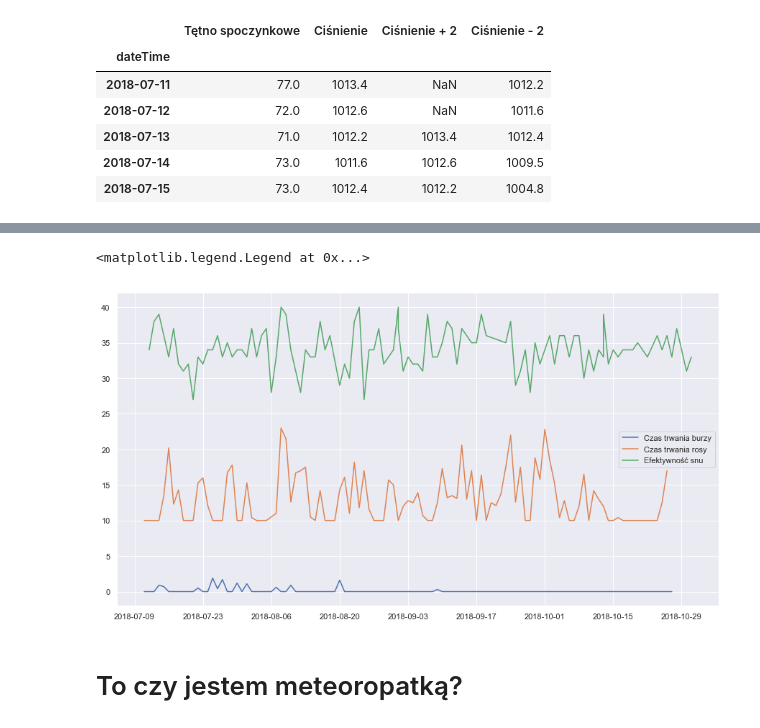
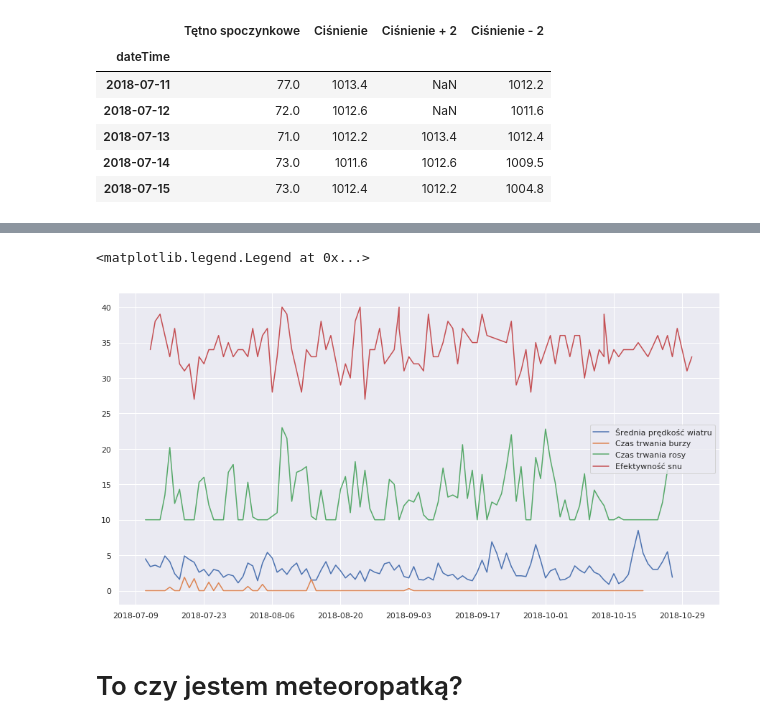
Before and after one commit to Claygirl/ai-roadshow-fitbit, a Jupyter notebook: fitbit-meteoropathy-analysis.ipynb, the cells around one changed output, grey strips where cells are left out. Drawn from its saved outputs; the diff is of its cells as text; code cells hidden in the pictures.

```diff
--- a/fitbit-meteoropathy-analysis.ipynb
+++ b/fitbit-meteoropathy-analysis.ipynb
@@ -226,7 +228,7 @@ meteo_adf_df.style.format("{:.6f}")
 from statsmodels.tsa.seasonal import seasonal_decompose
 
 def meteo_decompose(dataset, column):
-    result = seasonal_decompose(meteo_daily[column], model='additive')
+    result = seasonal_decompose(meteo_daily[column], model="additive", )
     meteo_daily[column + " - resid"] = result.resid
     meteo_daily.drop(column, axis=1, inplace=True)
     return dataset, result
@@ -323,12 +361,13 @@ Czas trwania rosy, shift: -5
 # %%
 sns.set()
-plt.plot(meteo_daily.index, meteo_daily["Czas trwania burzy"].shift(-4))
+plt.plot(meteo_daily.index, meteo_daily["Średnia prędkość wiatru"].shift(-4))
+plt.plot(meteo_daily.index, meteo_daily["Czas trwania burzy"].shift(-10))
 plt.plot(meteo_daily.index, meteo_daily["Czas trwania rosy"].shift(-5).apply(lambda x: x + 10))
 plt.plot(data_sleep.index, data_sleep["efficiency"].apply(lambda x: x - 60))
-plt.legend(["Czas trwania burzy", "Czas trwania rosy", "Efektywność snu"])
+plt.legend(["Średnia prędkość wiatru", "Czas trwania burzy", "Czas trwania rosy", "Efektywność snu"])
 # %% [output]
 <matplotlib.legend.Legend at 0x...>
-[figure, old version]
+[figure, new version]
 # %% [markdown]
 # To czy jestem meteoropatką?
 # %% [markdown]
```
Also changed, not shown: parts of 17 cells of this notebook, 1 other file.
